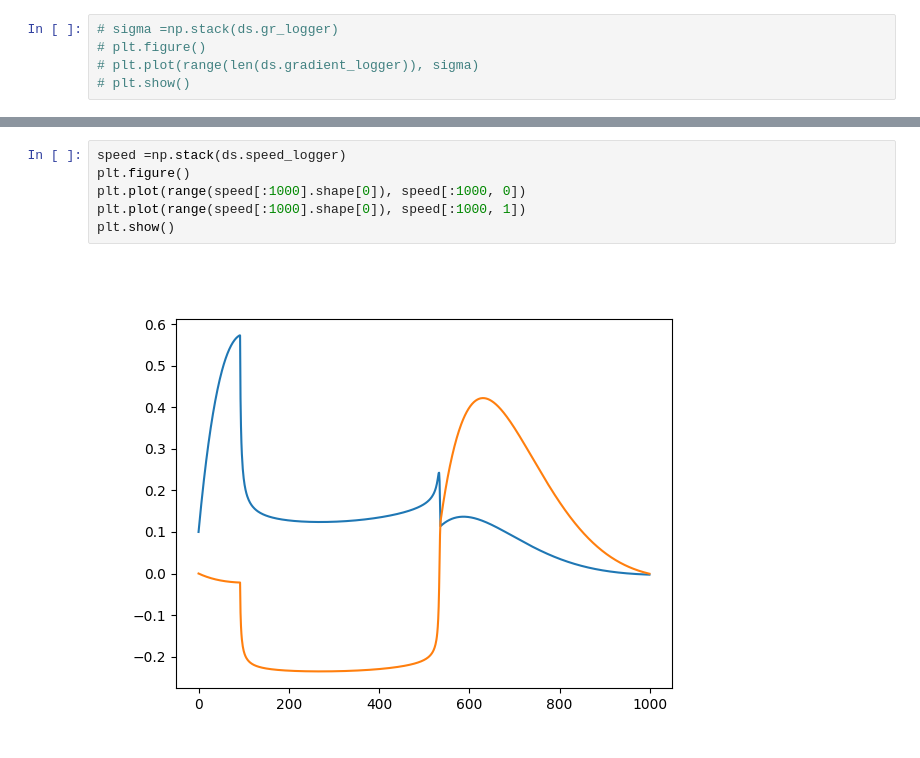
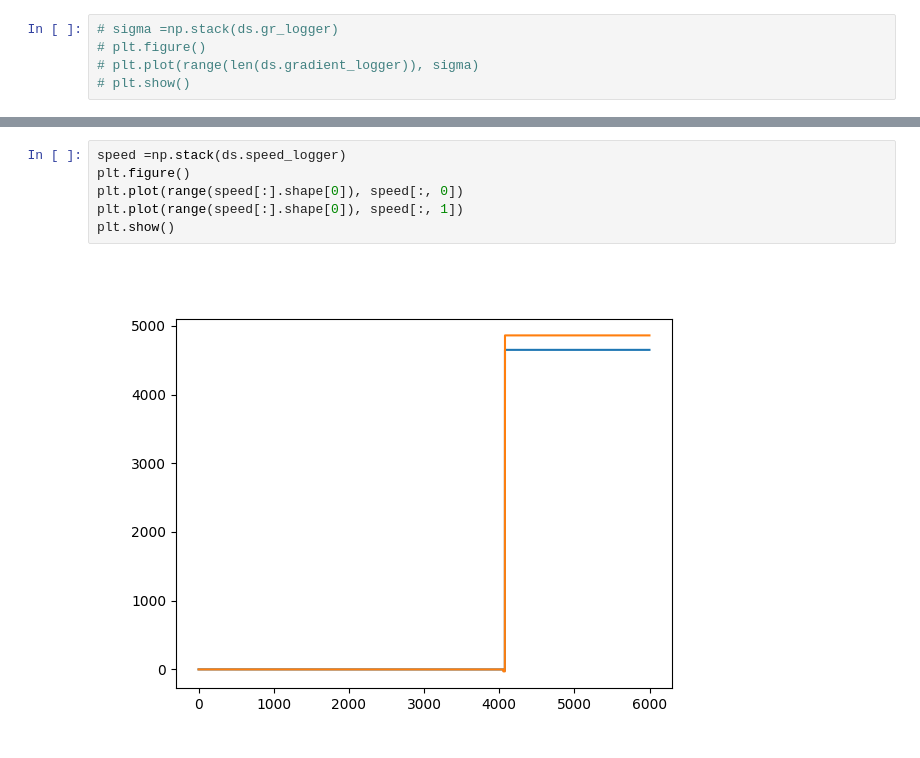
Before and after one commit to Bbosc/GDSOA, a Jupyter notebook: main.ipynb, the cells around one changed output, grey strips where cells are left out. Saved outputs shown, nothing was run; the diff lists cells and outputs as text.

Commit message:
some plots for presentation

```diff
--- a/main.ipynb
+++ b/main.ipynb
@@ -130,11 +130,11 @@ plt.show()
 # %%
 speed =np.stack(ds.speed_logger)
 plt.figure()
-plt.plot(range(speed[:1000].shape[0]), speed[:1000, 0])
-plt.plot(range(speed[:1000].shape[0]), speed[:1000, 1])
+plt.plot(range(speed[:].shape[0]), speed[:, 0])
+plt.plot(range(speed[:].shape[0]), speed[:, 1])
 plt.show()
 # %% [output]
-[figure, old version]
+[figure, new version]
 # %%
 speed[2500:2600, 0]
 # %% [output]
```
Also changed, not shown: parts of 12 cells of this notebook.
